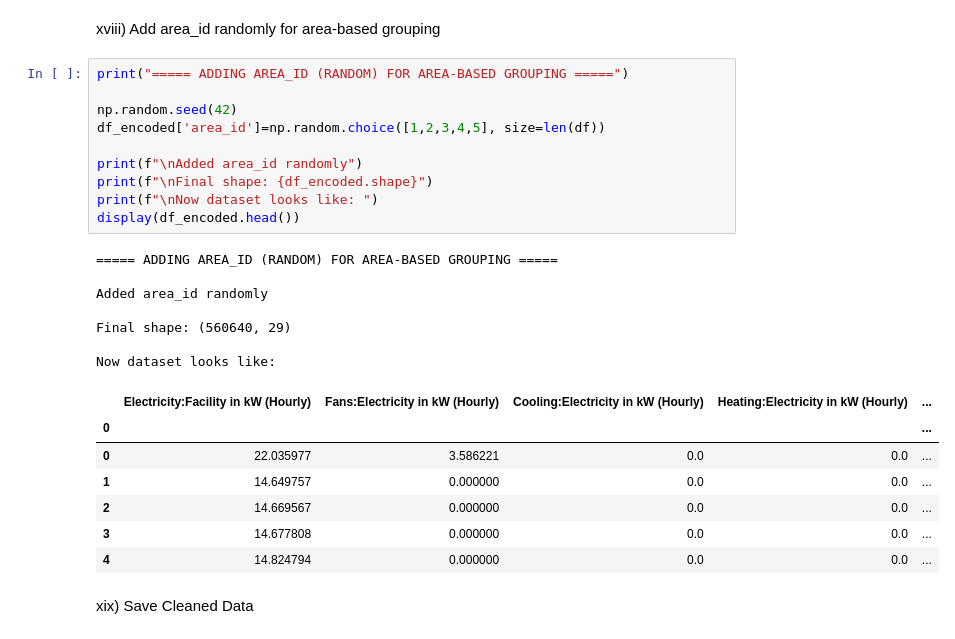
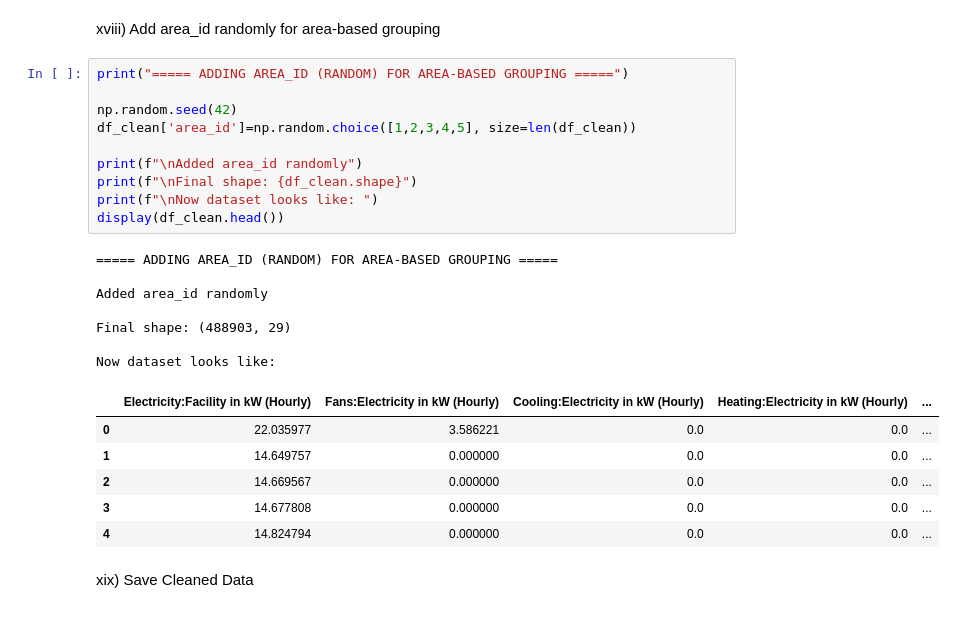
Before and after one commit to kavithahk-1706/ML-Powered-Smart-Grid-Energy-Theft-Detection-and-Analytics-System, a Jupyter notebook: notebooks/eda_preprocessing.ipynb, the cells around one changed output. Saved outputs shown, nothing was run; the diff lists cells and outputs as text.

```diff
--- a/notebooks/eda_preprocessing.ipynb
+++ b/notebooks/eda_preprocessing.ipynb
@@ -538,23 +538,22 @@ xviii) Add area_id randomly for area-based grouping
 # %%
 print("===== ADDING AREA_ID (RANDOM) FOR AREA-BASED GROUPING =====")
 
 np.random.seed(42)
-df_encoded['area_id']=np.random.choice([1,2,3,4,5], size=len(df))
+df_clean['area_id']=np.random.choice([1,2,3,4,5], size=len(df_clean))
 
 print(f"\nAdded area_id randomly")
-print(f"\nFinal shape: {df_encoded.shape}")
+print(f"\nFinal shape: {df_clean.shape}")
 print(f"\nNow dataset looks like: ")
-display(df_encoded.head())
+display(df_clean.head())
 # %% [output]
 ===== ADDING AREA_ID (RANDOM) FOR AREA-BASED GROUPING =====
 
 Added area_id randomly
 
-Final shape: (560640, 29)
+Final shape: (488903, 29)
 
 Now dataset looks like:
 |  | Electricity:Facility in kW (Hourly) | Fans:Electricity in kW (Hourly) | Cooling:Electricity in kW (Hourly) | Heating:Electricity in kW (Hourly) | ... |
-| 0 |  |  |  |  | ... |
 | 0 | 22.035977 | 3.586221 | 0.0 | 0.0 | ... |
 | 1 | 14.649757 | 0.000000 | 0.0 | 0.0 | ... |
 | 2 | 14.669567 | 0.000000 | 0.0 | 0.0 | ... |
```
Also changed, not shown: parts of 4 cells of this notebook, 3 other files.
